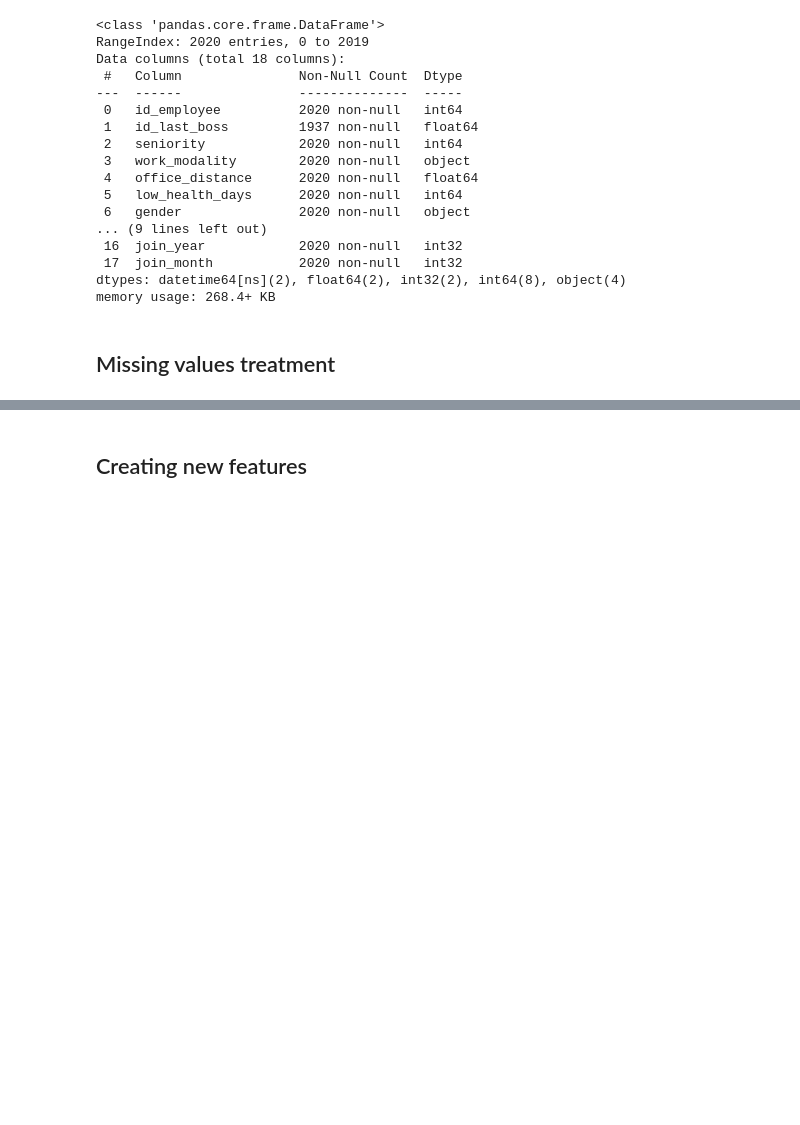
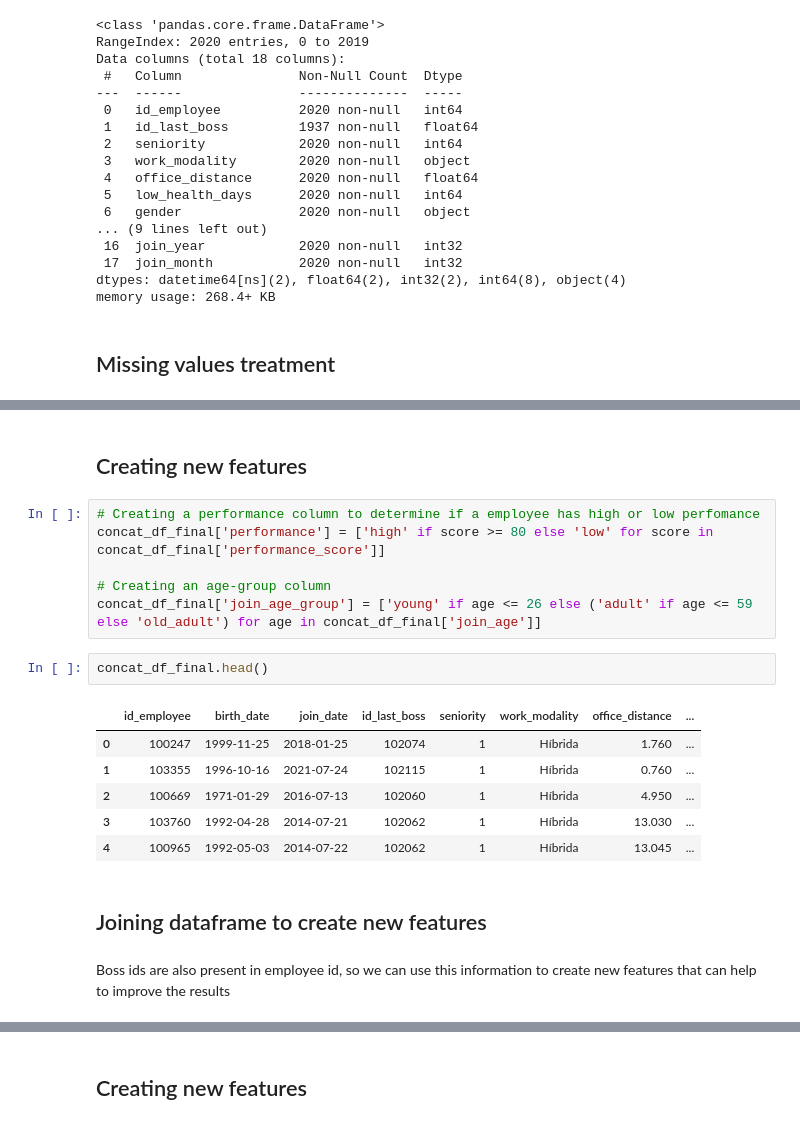
Before and after one commit to Wiferpagri/High-Performance-Employee-Resign-Prediction, a Jupyter notebook: notebooks/1.0-wfp-etl-process.ipynb, the cells around one changed output, grey strips where cells are left out. Drawn from its saved outputs; the diff is of its cells as text; blank space fills up the shorter version.

```diff
--- a/notebooks/1.0-wfp-etl-process.ipynb
+++ b/notebooks/1.0-wfp-etl-process.ipynb
@@ -358,0 +508,21 @@ expanded_df = pd.merge(concat_df, concat_df, how='left',
+# %% [markdown]
+## Creating new features
+# %%
+# Creating a performance column to determine if a employee has high or low perfomance
+concat_df_final['performance'] = ['high' if score >= 80 else 'low' for score in concat_df_final['performance_score']]
+
+# Creating an age-group column
+concat_df_final['join_age_group'] = ['young' if age <= 26 else ('adult' if age <= 59 else 'old_adult') for age in concat_df_final['join_age']]
+# %%
+concat_df_final.head()
+# %% [output]
+|  | id_employee | birth_date | join_date | id_last_boss | seniority | work_modality | office_distance | ... |
+| 0 | 100247 | 1999-11-25 | 2018-01-25 | 102074 | 1 | Híbrida | 1.760 | ... |
+| 1 | 103355 | 1996-10-16 | 2021-07-24 | 102115 | 1 | Híbrida | 0.760 | ... |
+| 2 | 100669 | 1971-01-29 | 2016-07-13 | 102060 | 1 | Híbrida | 4.950 | ... |
+| 3 | 103760 | 1992-04-28 | 2014-07-21 | 102062 | 1 | Híbrida | 13.030 | ... |
+| 4 | 100965 | 1992-05-03 | 2014-07-22 | 102062 | 1 | Híbrida | 13.045 | ... |
+# %% [markdown]
+## Joining dataframe to create new features
+# %% [markdown]
+Boss ids are also present in employee id, so we can use this information to create new features that can help to improve the results
```
Also changed, not shown: parts of 53 cells of this notebook, 2 other files.
